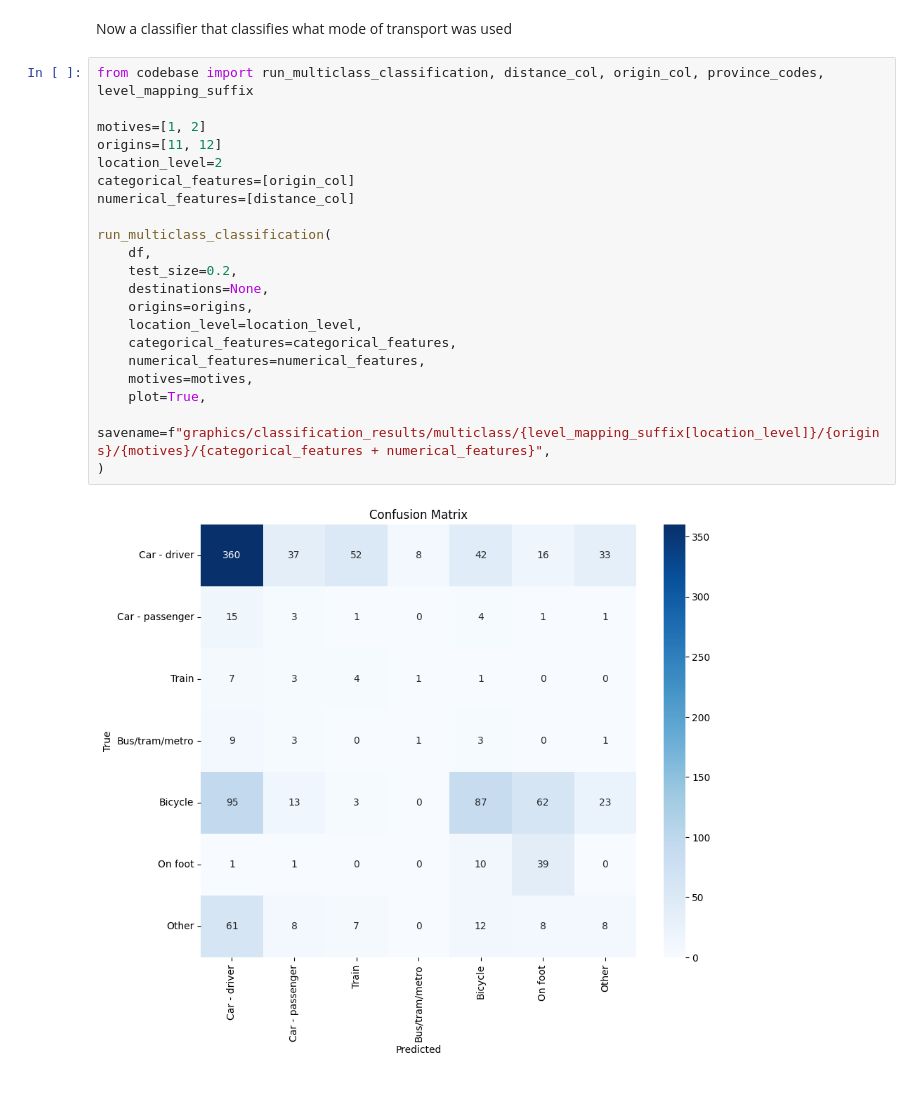
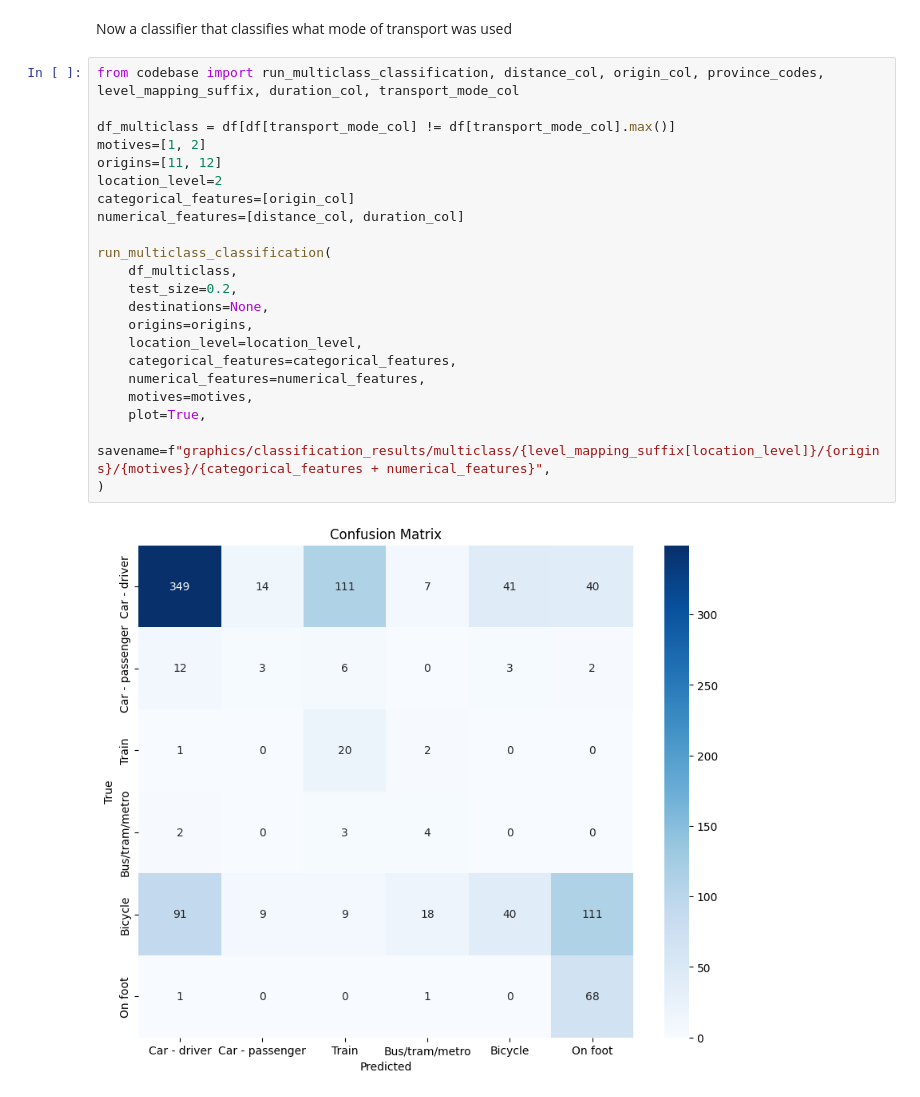
Before and after one commit to FabianScott/Design-of-AI-driven-business-operation, a Jupyter notebook: Topic2/exploration.ipynb, the cells around one changed output. Saved outputs shown, nothing was run; the diff lists cells and outputs as text.

Commit message:
make it possible to remove classes
from the multiclass classification. Simply filter the dataframe to remove instances of any particular mode of transport and the plots will work just fine

```diff
--- a/Topic2/exploration.ipynb
+++ b/Topic2/exploration.ipynb
@@ -70,27 +70,28 @@ for transport_mode in transport_modes.keys():
 # %% [markdown]
 Now a classifier that classifies what mode of transport was used
 # %%
-from codebase import run_multiclass_classification, distance_col, origin_col, province_codes, level_mapping_suffix
+from codebase import run_multiclass_classification, distance_col, origin_col, province_codes, level_mapping_suffix, duration_col, transport_mode_col
 
+df_multiclass = df[df[transport_mode_col] != df[transport_mode_col].max()]
 motives=[1, 2]
 origins=[11, 12]
 location_level=2
 categorical_features=[origin_col]
-numerical_features=[distance_col]
+numerical_features=[distance_col, duration_col]
 
 run_multiclass_classification(
-    df,
+    df_multiclass,
     test_size=0.2,
     destinations=None,
     origins=origins,
     location_level=location_level,
     categorical_features=categorical_features,
     numerical_features=numerical_features,
     motives=motives,
     plot=True,
     savename=f"graphics/classification_results/multiclass/{level_mapping_suffix[location_level]}/{origins}/{motives}/{categorical_features + numerical_features}",
 )
 # %% [output]
-[figure, old version]
+[figure, new version]
                  precision    recall  f1-score   support
 
```
Also changed, not shown: parts of 1 cell of this notebook, 2 other files.
